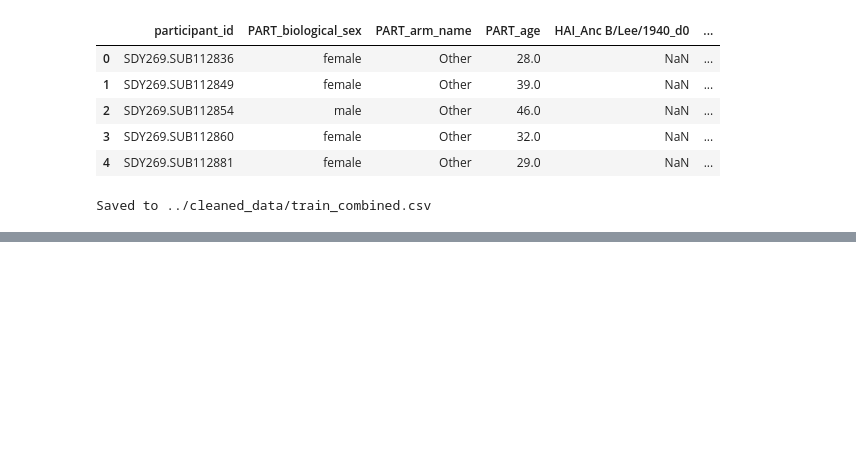
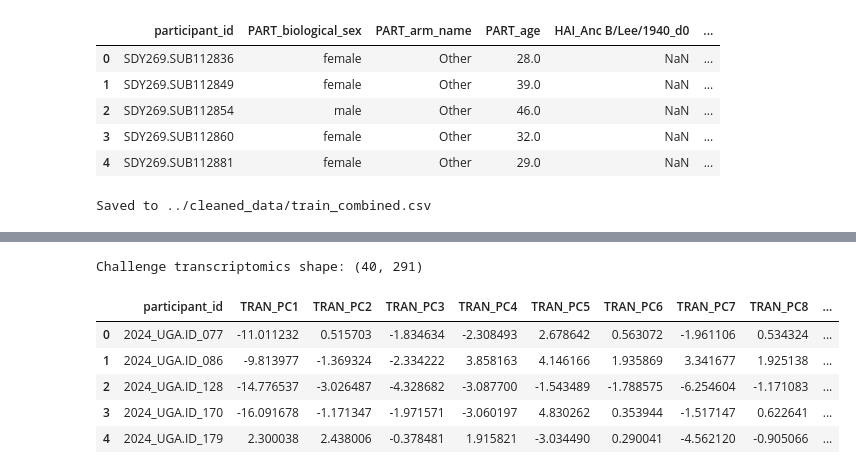
Before and after one commit to DirtyChay/cmi-flu-prediction-challenge-capstone, a Jupyter notebook: data_cleaning/join_cleaned_data.ipynb, the cells around one changed output, grey strips where cells are left out. Saved outputs shown, nothing was run; the diff lists cells and outputs as text; code cells hidden in the pictures; blank space fills up the shorter version.

Commit message:
challenge combined

```diff
--- a/data_cleaning/join_cleaned_data.ipynb
+++ b/data_cleaning/join_cleaned_data.ipynb
@@ -83,0 +121,12 @@ Saved to ../cleaned_data/train_combined.csv
+# %%
+chal_transcriptomics_df = pd.read_csv(CLEANED_DIR + '/challenge_transcriptomics_cleaned.csv')
+print(f'Challenge transcriptomics shape: {chal_transcriptomics_df.shape}')
+peek(chal_transcriptomics_df)
+# %% [output]
+Challenge transcriptomics shape: (40, 291)
+|  | participant_id | TRAN_PC1 | TRAN_PC2 | TRAN_PC3 | TRAN_PC4 | TRAN_PC5 | TRAN_PC6 | TRAN_PC7 | TRAN_PC8 | ... |
+| 0 | 2024_UGA.ID_077 | -11.011232 | 0.515703 | -1.834634 | -2.308493 | 2.678642 | 0.563072 | -1.961106 | 0.534324 | ... |
+| 1 | 2024_UGA.ID_086 | -9.813977 | -1.369324 | -2.334222 | 3.858163 | 4.146166 | 1.935869 | 3.341677 | 1.925138 | ... |
+| 2 | 2024_UGA.ID_128 | -14.776537 | -3.026487 | -4.328682 | -3.087700 | -1.543489 | -1.788575 | -6.254604 | -1.171083 | ... |
+| 3 | 2024_UGA.ID_170 | -16.091678 | -1.171347 | -1.971571 | -3.060197 | 4.830262 | 0.353944 | -1.517147 | 0.622641 | ... |
+| 4 | 2024_UGA.ID_179 | 2.300038 | 2.438006 | -0.378481 | 1.915821 | -3.034490 | 0.290041 | -4.562120 | -0.905066 | ... |
```
Also changed, not shown: parts of 14 cells of this notebook, 1 other file.
